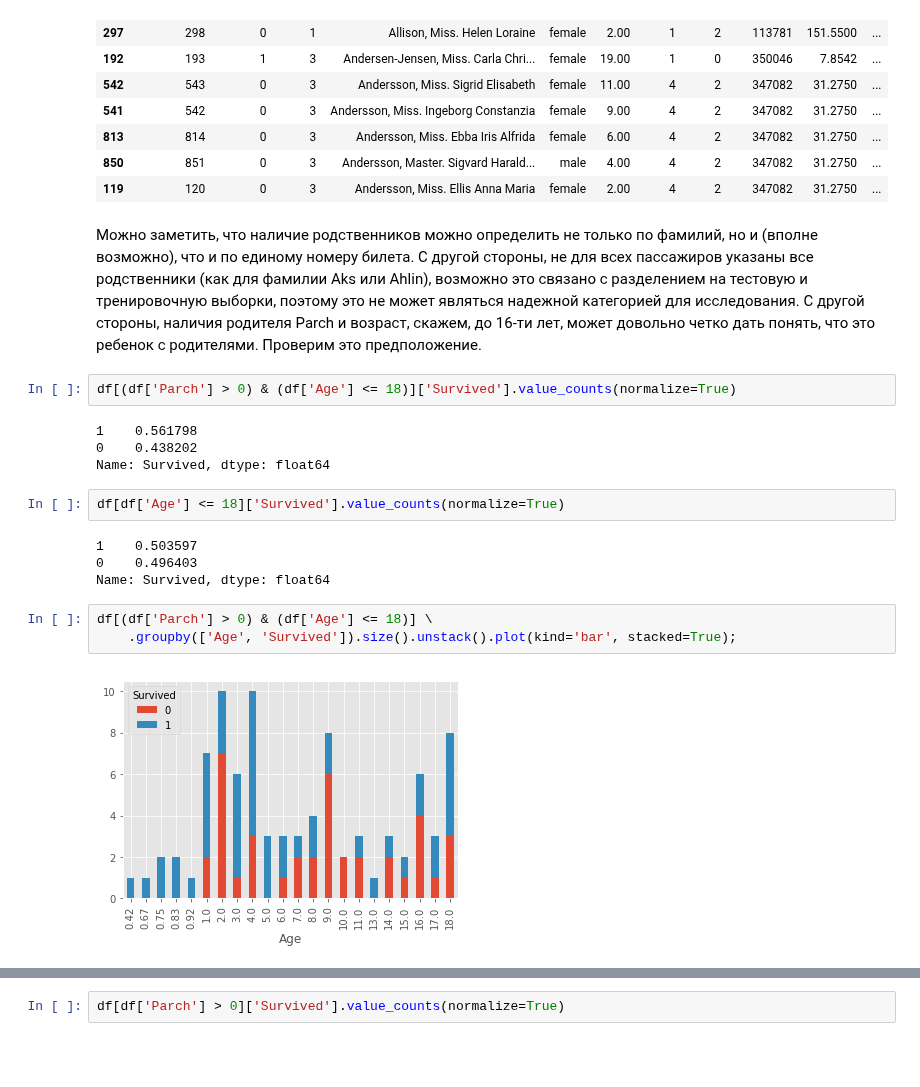
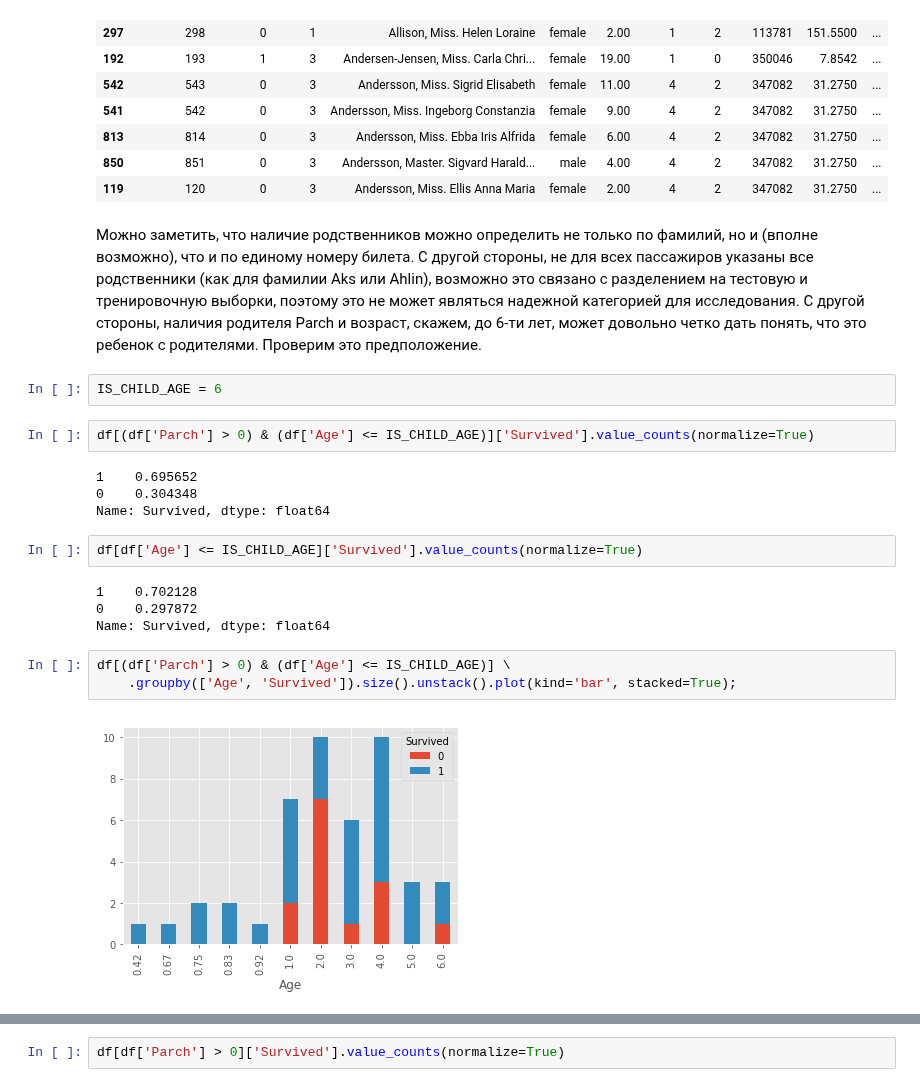
Before and after one commit to AndrewLrrr/otus-big-data, a Jupyter notebook: hw5/Titanic.ipynb, the cells around one changed output, grey strips where cells are left out. Saved outputs shown, nothing was run; the diff lists cells and outputs as text; blank space fills up the shorter version.

```diff
--- a/hw5/Titanic.ipynb
+++ b/hw5/Titanic.ipynb
@@ -205,22 +205,24 @@ df[(df['SibSp'] > 0) | (df['Parch'] > 0)].sort_values(['Surname']).head(15)
 | 850 | 851 | 0 | 3 | Andersson, Master. Sigvard Harald... | male | 4.00 | 4 | 2 | 347082 | 31.2750 | ... |
 | 119 | 120 | 0 | 3 | Andersson, Miss. Ellis Anna Maria | female | 2.00 | 4 | 2 | 347082 | 31.2750 | ... |
 # %% [markdown]
-Можно заметить, что наличие родственников можно определить не только по фамилий, но и (вполне возможно), что и по единому номеру билета. С другой стороны, не для всех пассажиров указаны все родственники (как для фамилии Aks или Ahlin), возможно это связано с разделением на тестовую и тренировочную выборки, поэтому это не может являться надежной категорией для исследования. С другой стороны, наличия родителя Parch и возраст, скажем, до 16-ти лет, может довольно четко дать понять, что это ребенок с родителями. Проверим это предположение.
+Можно заметить, что наличие родственников можно определить не только по фамилий, но и (вполне возможно), что и по единому номеру билета. С другой стороны, не для всех пассажиров указаны все родственники (как для фамилии Aks или Ahlin), возможно это связано с разделением на тестовую и тренировочную выборки, поэтому это не может являться надежной категорией для исследования. С другой стороны, наличия родителя Parch и возраст, скажем, до 6-ти лет, может довольно четко дать понять, что это ребенок с родителями. Проверим это предположение.
+# %%
+IS_CHILD_AGE = 6
 # %%
-df[(df['Parch'] > 0) & (df['Age'] <= 18)]['Survived'].value_counts(normalize=True)
+df[(df['Parch'] > 0) & (df['Age'] <= IS_CHILD_AGE)]['Survived'].value_counts(normalize=True)
 # %% [output]
-1    0.561798
-0    0.438202
+1    0.695652
+0    0.304348
 Name: Survived, dtype: float64
 # %%
-df[df['Age'] <= 18]['Survived'].value_counts(normalize=True)
+df[df['Age'] <= IS_CHILD_AGE]['Survived'].value_counts(normalize=True)
 # %% [output]
-1    0.503597
-0    0.496403
+1    0.702128
+0    0.297872
 Name: Survived, dtype: float64
 # %%
-df[(df['Parch'] > 0) & (df['Age'] <= 18)] \
+df[(df['Parch'] > 0) & (df['Age'] <= IS_CHILD_AGE)] \
     .groupby(['Age', 'Survived']).size().unstack().plot(kind='bar', stacked=True);
 # %% [output]
-[figure, old version]
+[figure, new version]
 # %%
```
Also changed, not shown: parts of 40 cells of this notebook, 1 other file.
